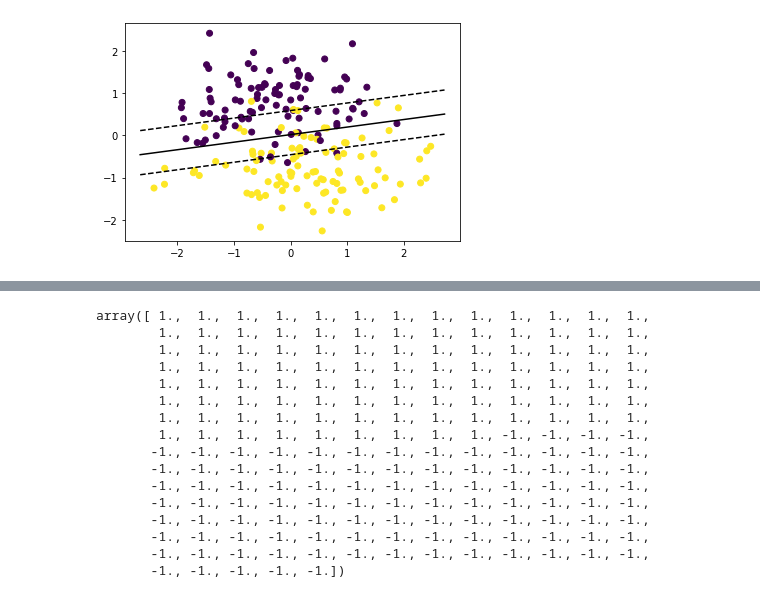
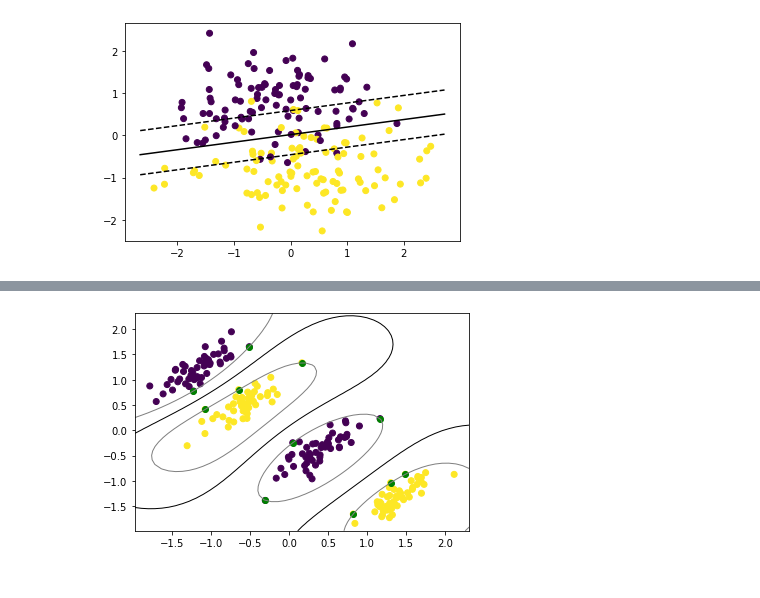
Before and after one commit to ConsciousML/SVM-from-scratch, a Jupyter notebook: Support Vector Machines.ipynb, the cells around one changed output, grey strips where cells are left out. Cells and saved outputs as stored; diff of their text form; code cells hidden in the pictures.

Commit message:
add kernel rbf visualization

```diff
--- a/Support Vector Machines.ipynb
+++ b/Support Vector Machines.ipynb
@@ -266,10 +266,10 @@ plt.scatter(X[:, 0], X[:, 1], c=y)
 def polynomial_kernel(X_1, X_2, p):
     return (1 + np.dot(X_1, X_2)) ** p
 
-def gaussian_kernel(X_1, X_2, sigma=5.0):
+def kernel_rbf(X_1, X_2, sigma=1.0):
     return np.exp(-np.linalg.norm(X_1 - X_2) ** 2 / (2 * sigma ** 2))
 # %%
-svc_gauss = SupportVectorClassifier(gaussian_kernel)
-svc_gauss.fit(X, y)
+svc_rbf = SupportVectorClassifier(kernel_rbf)
+svc_rbf.fit(X, y)
 # %% [output]
      pcost       dcost       gap    pres   dres
@@ -311,19 +289,20 @@ array([ 1.,  1.,  1.,  1.,  1.,  1.,  1.,  1.,  1.,  1.,  1.,  1.,  1.,
-# %%
-y
-# %% [output]
-array([ 1.,  1.,  1.,  1.,  1.,  1.,  1.,  1.,  1.,  1.,  1.,  1.,  1.,
-        1.,  1.,  1.,  1.,  1.,  1.,  1.,  1.,  1.,  1.,  1.,  1.,  1.,
-        1.,  1.,  1.,  1.,  1.,  1.,  1.,  1.,  1.,  1.,  1.,  1.,  1.,
-        1.,  1.,  1.,  1.,  1.,  1.,  1.,  1.,  1.,  1.,  1.,  1.,  1.,
-        1.,  1.,  1.,  1.,  1.,  1.,  1.,  1.,  1.,  1.,  1.,  1.,  1.,
-        1.,  1.,  1.,  1.,  1.,  1.,  1.,  1.,  1.,  1.,  1.,  1.,  1.,
-        1.,  1.,  1.,  1.,  1.,  1.,  1.,  1.,  1.,  1.,  1.,  1.,  1.,
-        1.,  1.,  1.,  1.,  1.,  1.,  1.,  1.,  1., -1., -1., -1., -1.,
-       -1., -1., -1., -1., -1., -1., -1., -1., -1., -1., -1., -1., -1.,
-       -1., -1., -1., -1., -1., -1., -1., -1., -1., -1., -1., -1., -1.,
-       -1., -1., -1., -1., -1., -1., -1., -1., -1., -1., -1., -1., -1.,
-       -1., -1., -1., -1., -1., -1., -1., -1., -1., -1., -1., -1., -1.,
-       -1., -1., -1., -1., -1., -1., -1., -1., -1., -1., -1., -1., -1.,
-       -1., -1., -1., -1., -1., -1., -1., -1., -1., -1., -1., -1., -1.,
-       -1., -1., -1., -1., -1., -1., -1., -1., -1., -1., -1., -1., -1.,
-       -1., -1., -1., -1., -1.])
+# %%
+def plot_svc_rbf(X, y, svc):
+    plt.scatter(X[:, 0], X[:, 1], c=y)
+    sv = svc.sv
+    plt.scatter(sv[:, 0], sv[:, 1], c='g')
+    axis_min, axis_max = plt.gca().get_xlim()
+
+    X1, X2 = np.meshgrid(np.linspace(axis_min, axis_max, 50), np.linspace(axis_min, axis_max,50))
+    X = np.array([[x1, x2] for x1, x2 in zip(np.ravel(X1), np.ravel(X2))])
+    Z = svc.project(X).reshape(X1.shape)
+    plt.contour(X1, X2, Z, [0.0], colors='k', linewidths=1, origin='lower')
+    plt.contour(X1, X2, Z + 1, [0.0], colors='grey', linewidths=1, origin='lower')
+    plt.contour(X1, X2, Z - 1, [0.0], colors='grey', linewidths=1, origin='lower')
+
+    plt.axis("tight")
+    plt.show()
+# %%
+plot_svc_rbf(X, y, svc_rbf)
+# %% [output]
+[figure, added]
```
Also changed, not shown: parts of 3 cells of this notebook.
